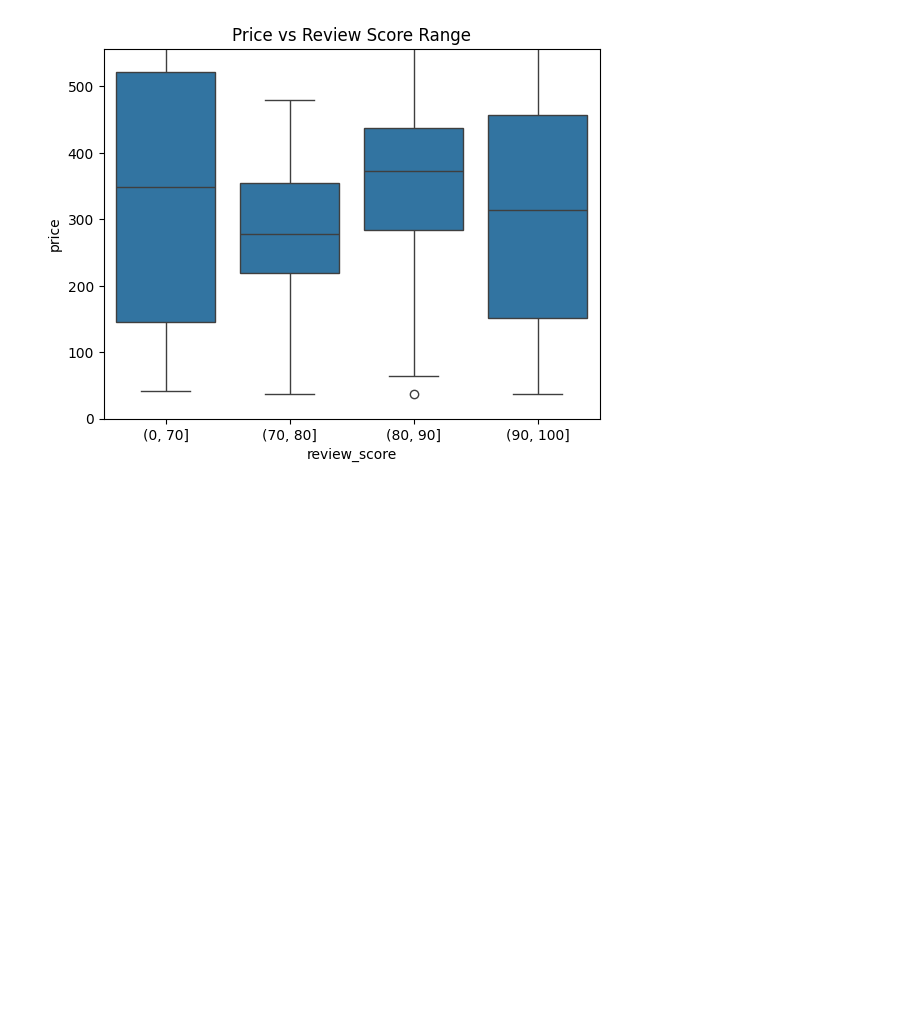
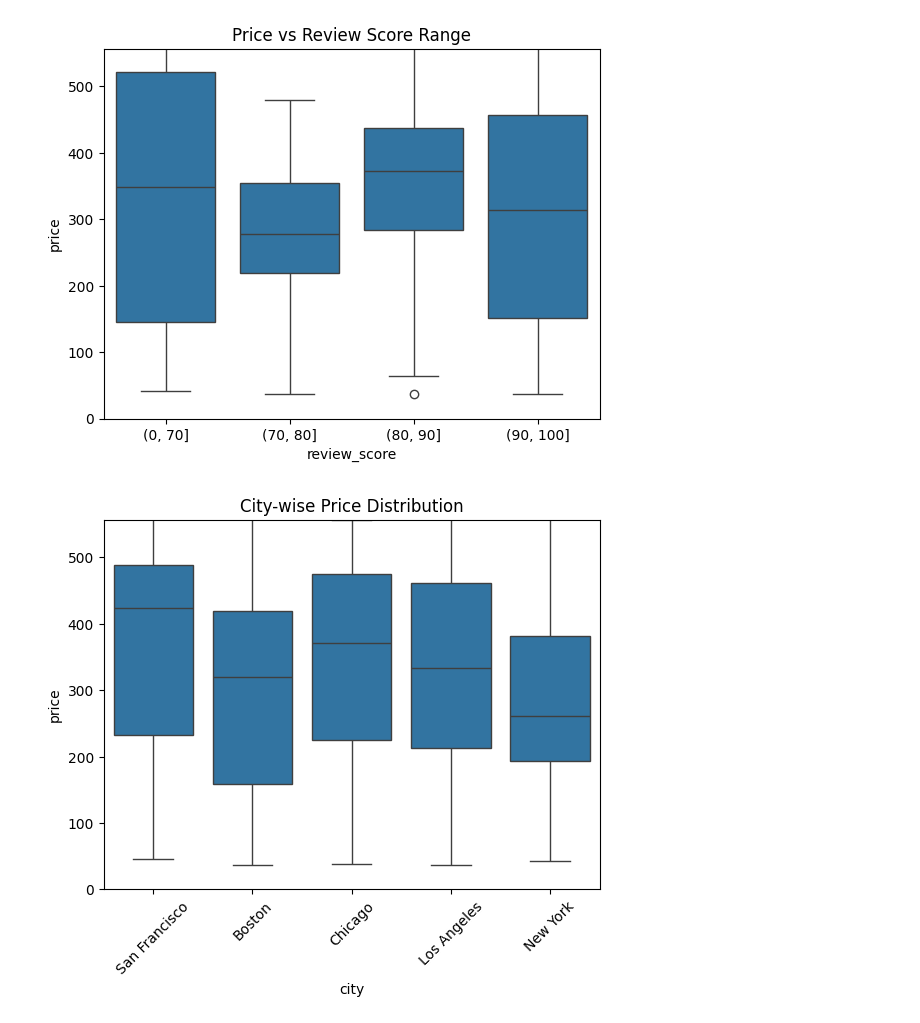
Before and after one commit to ARUNAGIRINATHAN-K/Data-Analyst-Project-Portfolio, a Jupyter notebook: airbnb_pricing_demand/analysis/02_feature_analysis.ipynb, the cells around one changed output. Drawn from its saved outputs; the diff is of its cells as text; code cells hidden in the pictures; blank space fills up the shorter version.

Commit message:
cityPrice

```diff
--- a/airbnb_pricing_demand/analysis/02_feature_analysis.ipynb
+++ b/airbnb_pricing_demand/analysis/02_feature_analysis.ipynb
@@ -65,3 +65,12 @@ plt.ylim(0, df['price'].quantile(0.95))
 plt.show()
 # %% [output]
 [figure]
+# %%
+if df['city'].nunique() > 1:
+    sns.boxplot(data=df, x='city', y='price')
+    plt.title('City-wise Price Distribution')
+    plt.xticks(rotation=45)
+    plt.ylim(0, df['price'].quantile(0.95))
+    plt.show()
+# %% [output]
+[figure, added]
```
